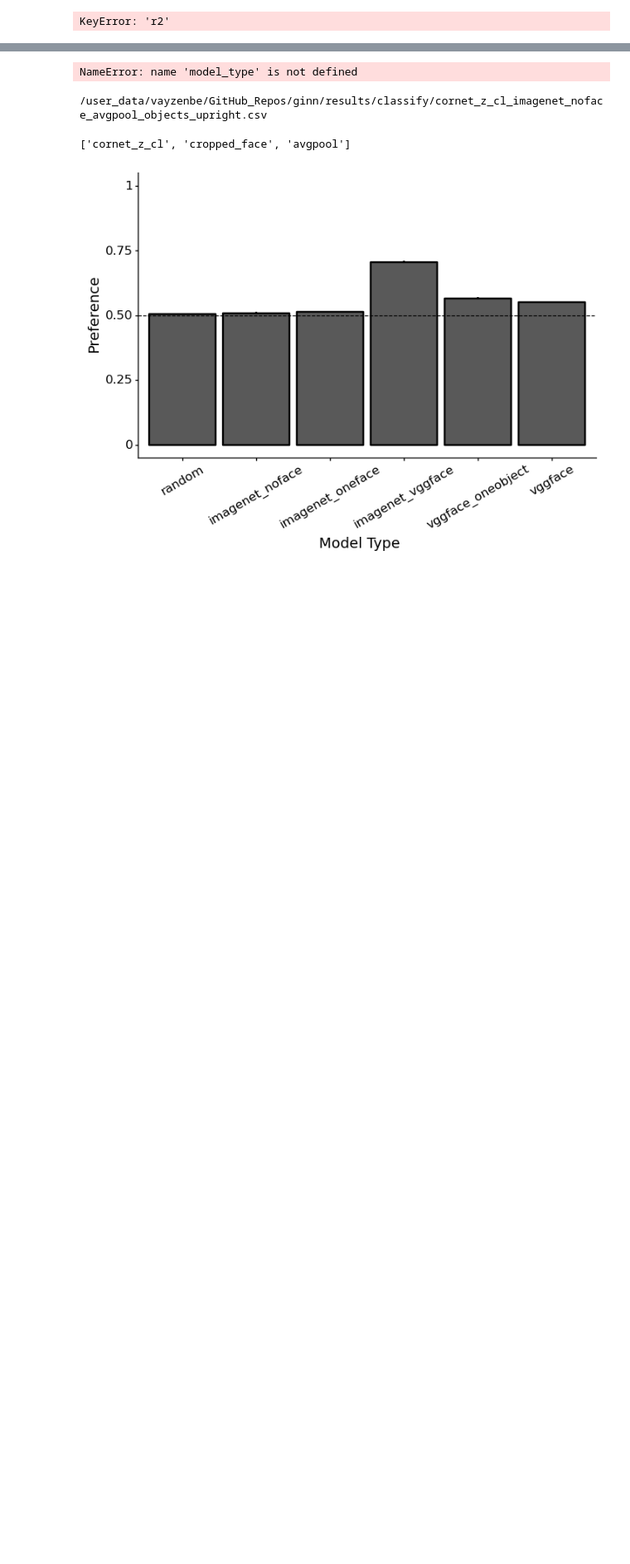
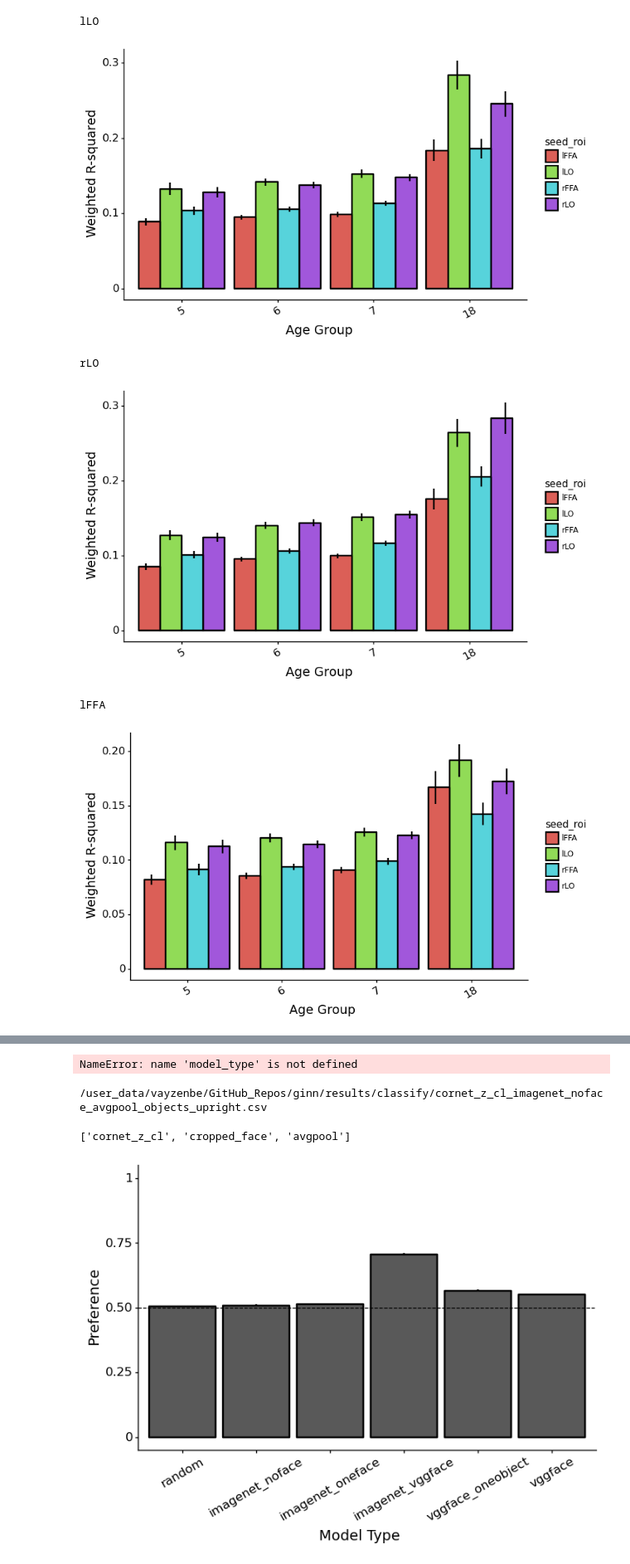
Before and after one commit to vayzenb/ginn, a Jupyter notebook: exps/plot_results.ipynb, the cells around one changed output, grey strips where cells are left out. Shown at 83% size. Saved outputs shown, nothing was run; the diff lists cells and outputs as text; code cells hidden in the pictures; blank space fills up the shorter version.

```diff
--- a/exps/plot_results.ipynb
+++ b/exps/plot_results.ipynb
@@ -25,43 +129,48 @@ fMRI setup
 MVPD of face regions ORIGINAL
 """
 exp = 'mvpd'
-suf = '_10_pcs'
+suf = '_10_pcs_r2'
 #suf = '_all'
 
 rois = ['lLO','rLO','lFFA', 'rFFA']
 ages = [ 5, 6, 7, 18]
 seed_age = 18
 
 for target_roi in rois:
-    summary_df = pd.DataFrame(columns = ['target_roi','seed_roi', 'age', 'corr', 'se'])
+    summary_df = pd.DataFrame(columns = ['target_roi','seed_roi', 'age', 'R2', 'se'])
     for seed_roi in rois:
         curr_df = pd.read_csv(f'{results_dir}/{exp}/{seed_roi}_{seed_age}_summary{suf}.csv')
         curr_df = curr_df[curr_df['target_roi']==target_roi]
         curr_df['age_group'] = curr_df['target_age'].apply(np.floor)
         curr_df['age_group'][curr_df['age_group']>=18] = 18
 
         for age in ages:
             age_df = curr_df[curr_df['age_group']==age]
-            curr_data = pd.Series([target_roi, seed_roi, age, age_df['corr'].mean(), age_df['corr'].sem()], index = summary_df.columns)
+            curr_data = pd.Series([target_roi, seed_roi, age, age_df['r2'].mean(), age_df['r2'].sem()], index = summary_df.columns)
 
             summary_df = summary_df.append(curr_data, ignore_index=True)
 
 
 
-    summary_df['corr'] = summary_df['corr'].astype(float)
+    summary_df['R2'] = summary_df['R2'].astype(float)
     summary_df['se'] = summary_df['se'].astype(float)
     #plot = ggplot(summary_df, aes(x = 'age', y = 'R2', fill = 'seed_roi')) + geom_col() + ylim(0,1)
     print(target_roi)
-    plot = ggplot(summary_df, aes(x = 'age', y = 'corr', fill = 'seed_roi')) + \
+    plot = ggplot(summary_df, aes(x = 'age', y = 'R2', fill = 'seed_roi')) + \
                     geom_col(stat='identity', size = 1, color = 'Black',position='dodge') + \
-                    geom_linerange(aes(x='age',  ymax = 'corr + se', ymin = 'corr - se'), size = 1, position=position_dodge2(width=1)) + \
+                    geom_linerange(aes(x='age',  ymax = 'R2 + se', ymin = 'R2 - se'), size = 1, position=position_dodge2(width=1)) + \
                     theme_classic() + xlab('Age Group') + ylab('Weighted R-squared') + \
                     theme(text = element_text(color ='black'), axis_text_x= element_text(angle = 30, size = 12),axis_text_y= element_text(size = 12),axis_title=element_text(size = 14),
                                                                                     axis_line=element_line(),
                                                                                     panel_border=element_blank(),
                                                                                     figure_size = (8, 5))
 
     print(plot)
     del plot
 # %% [output]
-KeyError: 'r2'
+lLO
+[figure, added]
+rLO
+[figure, added]
+lFFA
+[figure, added]
```
Also changed, not shown: parts of 7 cells of this notebook, 6 other files.
